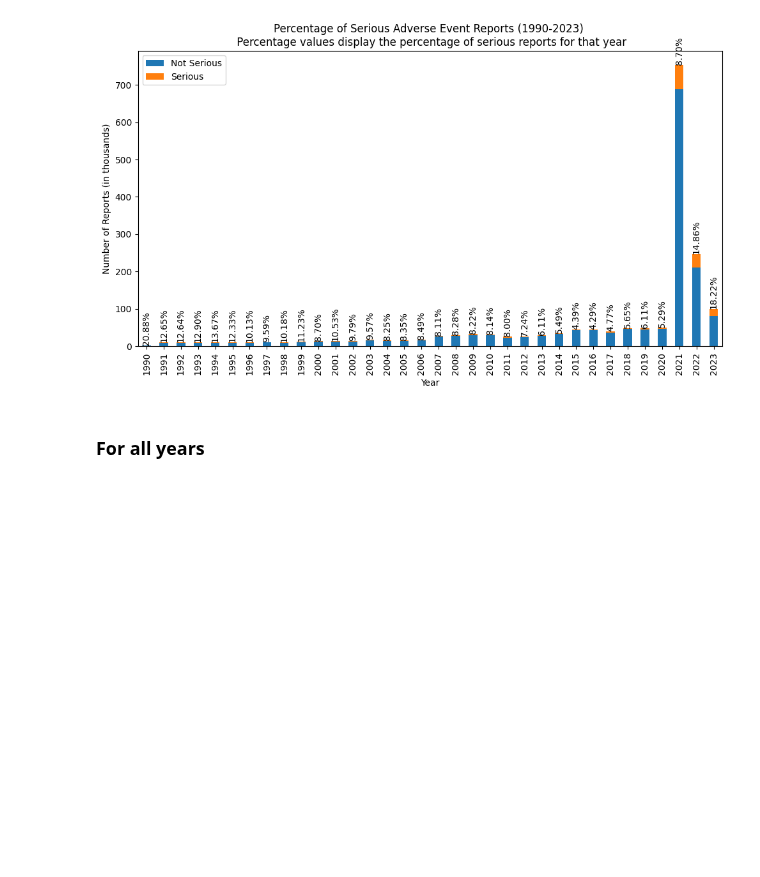
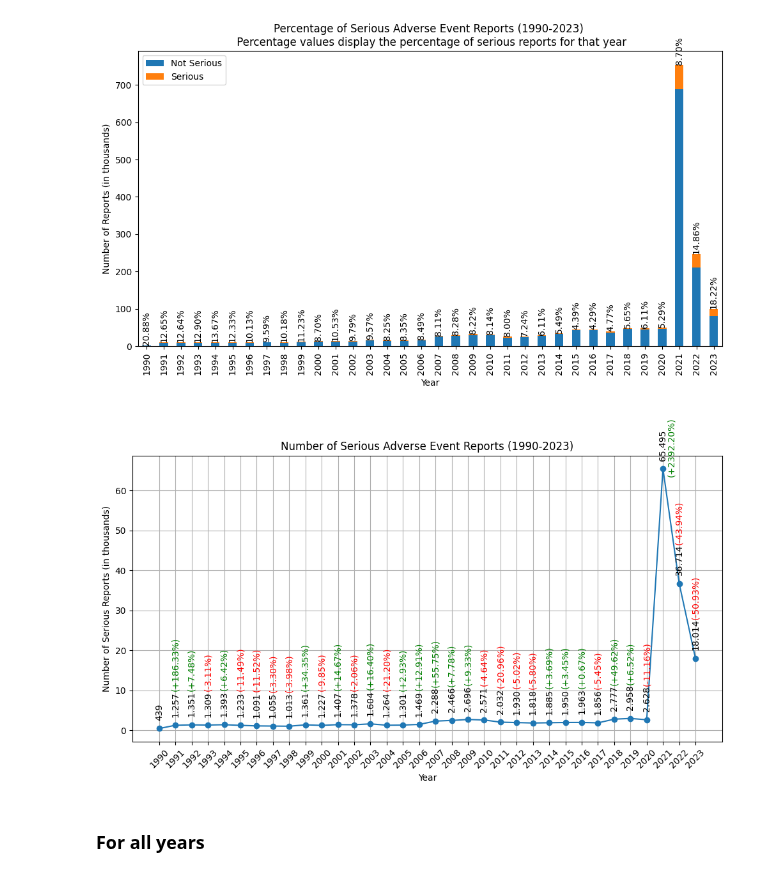
Before and after one commit to ZaNioxX/Masterarbeit, a Jupyter notebook: Data_Exploration/serious_events.ipynb, the cells around one changed output. Cells and saved outputs as stored; diff of their text form; code cells hidden in the pictures; blank space fills up the shorter version.

```diff
--- a/Data_Exploration/serious_events.ipynb
+++ b/Data_Exploration/serious_events.ipynb
@@ -52,6 +52,88 @@ plt.savefig('/Users/sep/PycharmProjects/Masterarbeit/Plots/Data_Exploration/Seri
 plt.show()
 # %% [output]
 [figure]
+# %%
+import pandas as pd
+import matplotlib.pyplot as plt
+from matplotlib.ticker import FuncFormatter
+
+# Define the columns that indicate a serious report
+serious_columns = ['DIED', 'L_THREAT', 'HOSPITAL', 'X_STAY', 'DISABLE', 'BIRTH_DEFECT']
+
+# Initialize a DataFrame to store the aggregated counts
+aggregated_counts = pd.DataFrame(index=range(1990, 2024), columns=['Serious', 'Percentage Change'])
+
+for year in range(1990, 2024):
+    # Construct the file name
+    filename = f"/Users/sep/Documents/HAW/Masterarbeit/Daten.nosync/{year}VAERSDATA.csv"
+
+    # Load the data
+    data = pd.read_csv(filename, encoding="Iso-8859-1", low_memory=False, usecols=serious_columns)
+
+    # Count serious entries (entries with 'Y' in any of the serious columns)
+    serious_count = (data == 'Y').any(axis=1).sum()
+
+    # Store the serious counts
+    aggregated_counts.loc[year, 'Serious'] = serious_count
+
+# Calculate percentage change and add it to the DataFrame
+aggregated_counts['Percentage Change'] = aggregated_counts['Serious'].pct_change() * 100
+aggregated_counts['Percentage Change'] = aggregated_counts['Percentage Change'].fillna(0)  # Fill NaN (first row) with 0
+
+# Custom formatter function for y-axis in thousands
+def thousands_formatter(y, pos):
+    return f'{int(y / 1000)}'
+
+# Plotting
+plt.figure(figsize=(10, 6))
+plt.plot(aggregated_counts.index, aggregated_counts['Serious'], marker='o', linestyle='-')  # Use 'b' for original blue color
+plt.title('Number of Serious Adverse Event Reports (1990-2023)')
+plt.xlabel('Year')
+plt.ylabel('Number of Serious Reports (in thousands)')
+
+# Set x-ticks to the years in the dataset
+plt.xticks(aggregated_counts.index, rotation=45)
+
+# Set the y-axis formatter for thousands
+formatter = FuncFormatter(thousands_formatter)
+plt.gca().yaxis.set_major_formatter(formatter)
+
+# Annotate with numbers (Serious count)
+for year, serious_count in zip(aggregated_counts.index, aggregated_counts['Serious']):
+    annotation_text = f'{int(serious_count):,}'.replace(',', '.')
+    plt.annotate(annotation_text, (year, serious_count + 2000), ha='center', va='bottom', fontsize=10, rotation=90)
+
+# Annotate with percentage change in green if increased, red if decreased
+for year, pct_change, serious_count in zip(aggregated_counts.index, aggregated_counts['Percentage Change'], aggregated_counts['Serious']):
+    annotation_text = f'({pct_change:+.2f}%)'
+
+    # Skip annotating the percentage value for the first year
+    if year == 1990:
+        continue
+
+    color = 'green' if pct_change > 0 else 'red' if pct_change < 0 else 'black'
+
+    if serious_count < 1000:
+        offset = 6500
+        xoffset = 0
+    elif serious_count < 10000:
+        offset = 8500
+        xoffset = 0
+    elif serious_count < 50000:
+        offset = 9750
+        xoffset = 0
+    else:
+        offset = -2000
+        xoffset = 0.5
+
+    plt.annotate(annotation_text, (year + xoffset, serious_count + offset), ha='center', va='bottom', fontsize=10, rotation=90, color=color)
+
+plt.tight_layout()
+plt.grid(True)
+plt.savefig('/Users/sep/PycharmProjects/Masterarbeit/Plots/Data_Exploration/Serious_Events/Serious_Events_per_Year_Line.png')
+plt.show()
+# %% [output]
+[figure, added]
 # %% [markdown]
 ### For all years
 # %%
```
Also changed, not shown: 6 other files.
